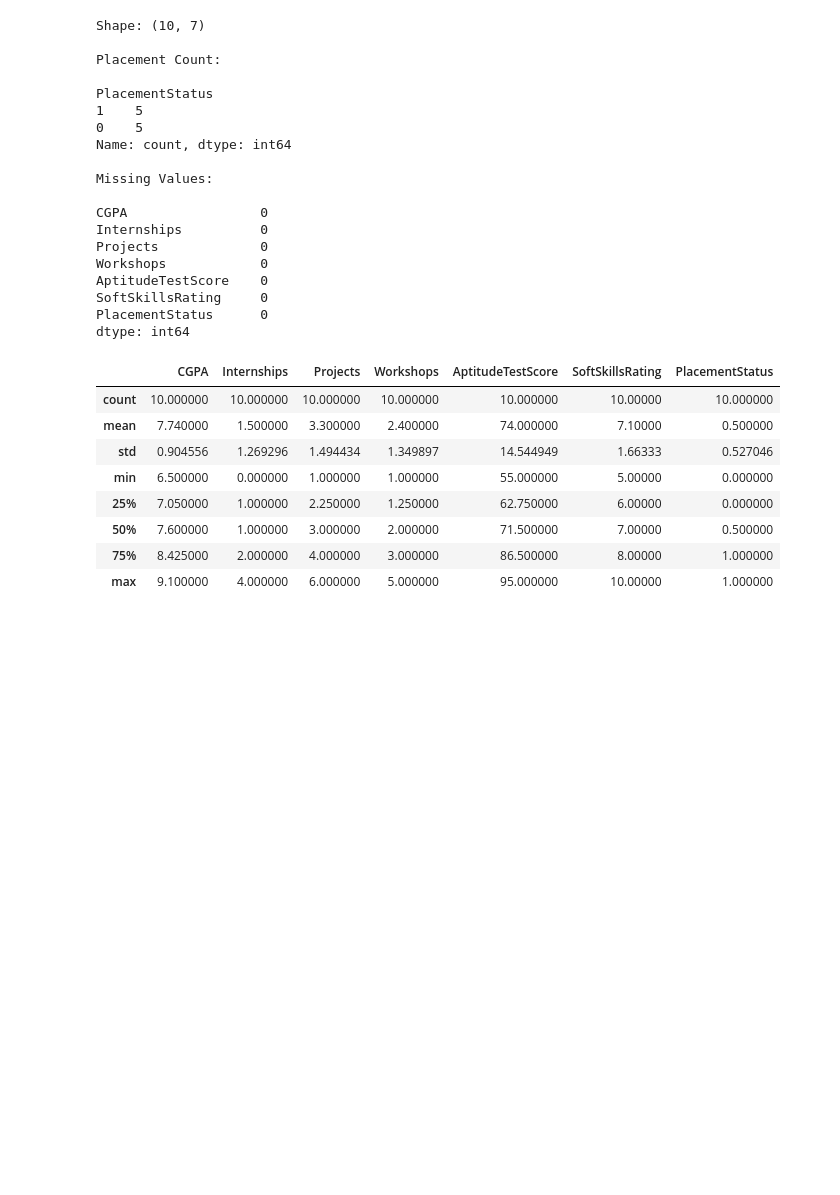
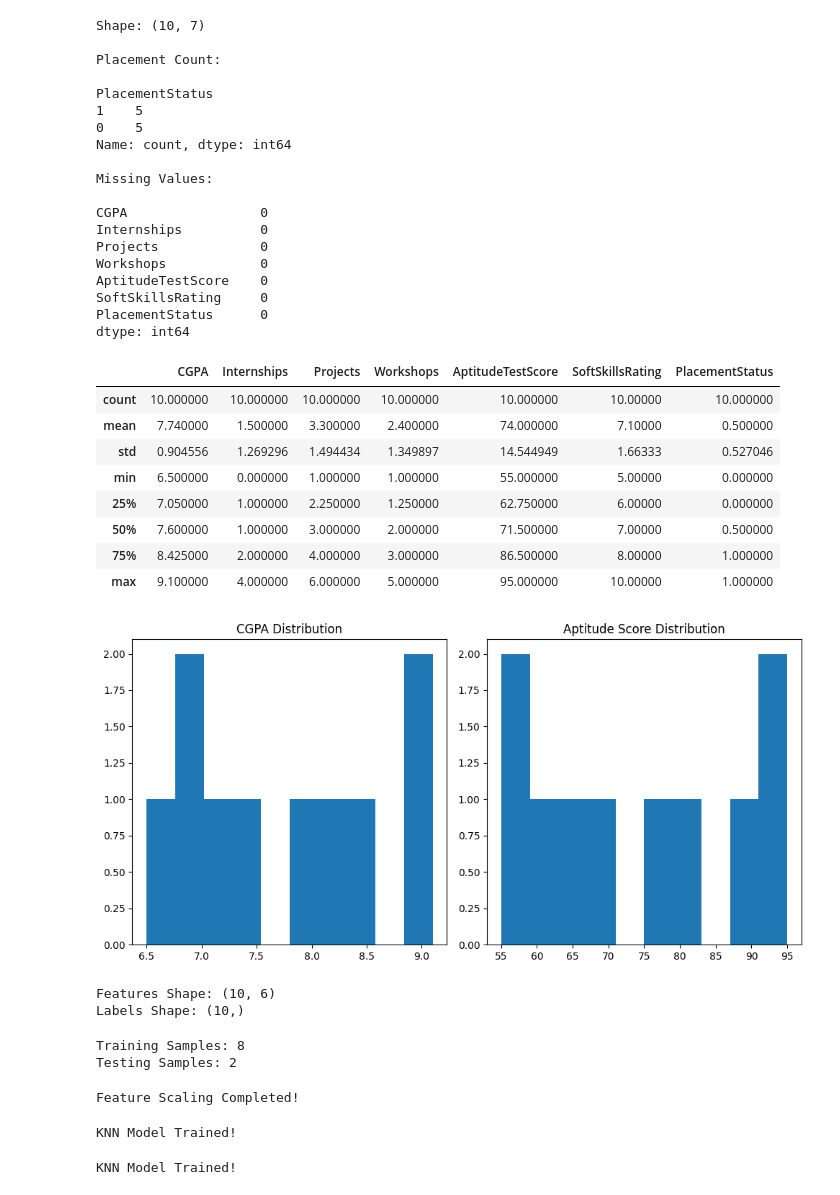
Before and after one commit to iamclowdee/Student-Placement-Prediction-ML-IPYNB-, a Jupyter notebook: Student_Placement_Prediction.ipynb, the cells around one changed output. Cells and saved outputs as stored; diff of their text form; code cells hidden in the pictures; blank space fills up the shorter version.

```diff
--- a/Student_Placement_Prediction.ipynb
+++ b/Student_Placement_Prediction.ipynb
@@ -99,3 +99,79 @@ dtype: int64
 | 50% | 7.600000 | 1.000000 | 3.000000 | 2.000000 | 71.500000 | 7.00000 | 0.500000 |
 | 75% | 8.425000 | 2.000000 | 4.000000 | 3.000000 | 86.500000 | 8.00000 | 1.000000 |
 | max | 9.100000 | 4.000000 | 6.000000 | 5.000000 | 95.000000 | 10.00000 | 1.000000 |
+# %%
+# Cell 5: Visualizations
+
+plt.figure(figsize=(10,5))
+
+plt.subplot(1,2,1)
+plt.hist(df["CGPA"], bins=10)
+plt.title("CGPA Distribution")
+
+plt.subplot(1,2,2)
+plt.hist(df["AptitudeTestScore"], bins=10)
+plt.title("Aptitude Score Distribution")
+
+plt.tight_layout()
+plt.show()
+# %% [output]
+[figure, added]
+# %%
+# Cell 6: Separate Features and Labels
+
+X = df.drop("PlacementStatus", axis=1)
+
+y = df["PlacementStatus"]
+
+print("Features Shape:", X.shape)
+print("Labels Shape:", y.shape)
+# %% [output]
+Features Shape: (10, 6)
+Labels Shape: (10,)
+# %%
+# Cell 7: Train Test Split
+
+X_train, X_test, y_train, y_test = train_test_split(
+    X,
+    y,
+    test_size=0.2,
+    random_state=42
+)
+
+print("Training Samples:", len(X_train))
+print("Testing Samples:", len(X_test))
+# %% [output]
+Training Samples: 8
+Testing Samples: 2
+# %%
+# Cell 8: Feature Scaling
+
+scaler = StandardScaler()
+
+X_train = scaler.fit_transform(X_train)
+
+X_test = scaler.transform(X_test)
+
+print("Feature Scaling Completed!")
+# %% [output]
+Feature Scaling Completed!
+# %%
+# Cell 9: Train KNN Model
+
+knn = KNeighborsClassifier(n_neighbors=5)
+
+knn.fit(X_train, y_train)
+
+print("KNN Model Trained!")
+# %% [output]
+KNN Model Trained!
+# %%
+# Cell 10: Train KNN Model
+
+knn = KNeighborsClassifier(n_neighbors=5)
+
+knn.fit(X_train, y_train)
+
+print("KNN Model Trained!")
+# %% [output]
+KNN Model Trained!
```
Also changed, not shown: parts of 3 cells of this notebook.
